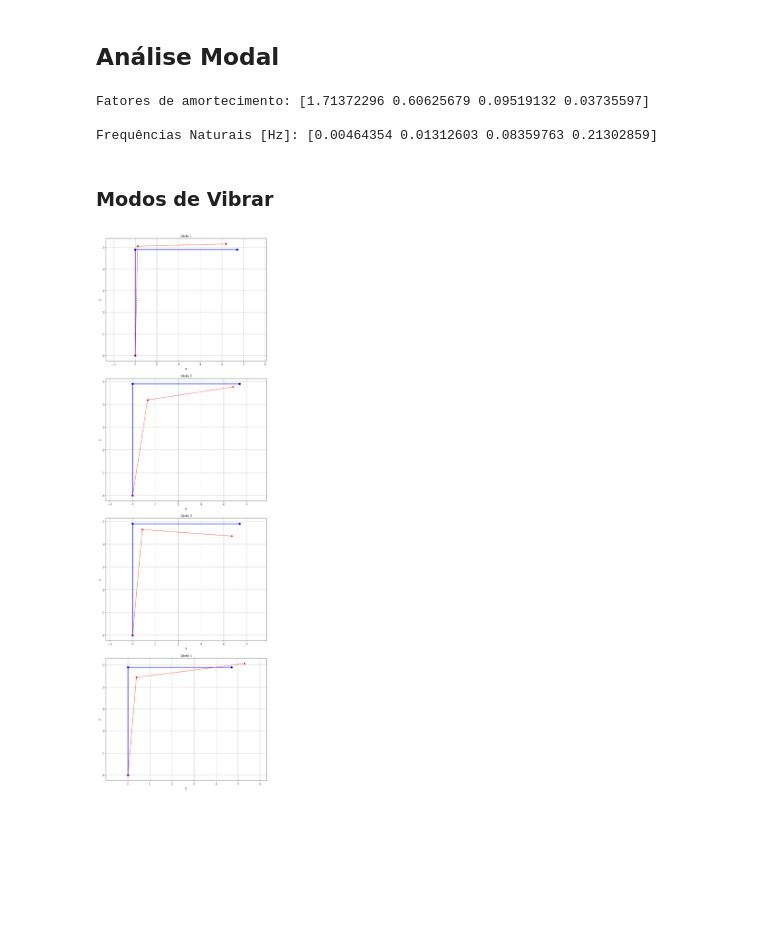
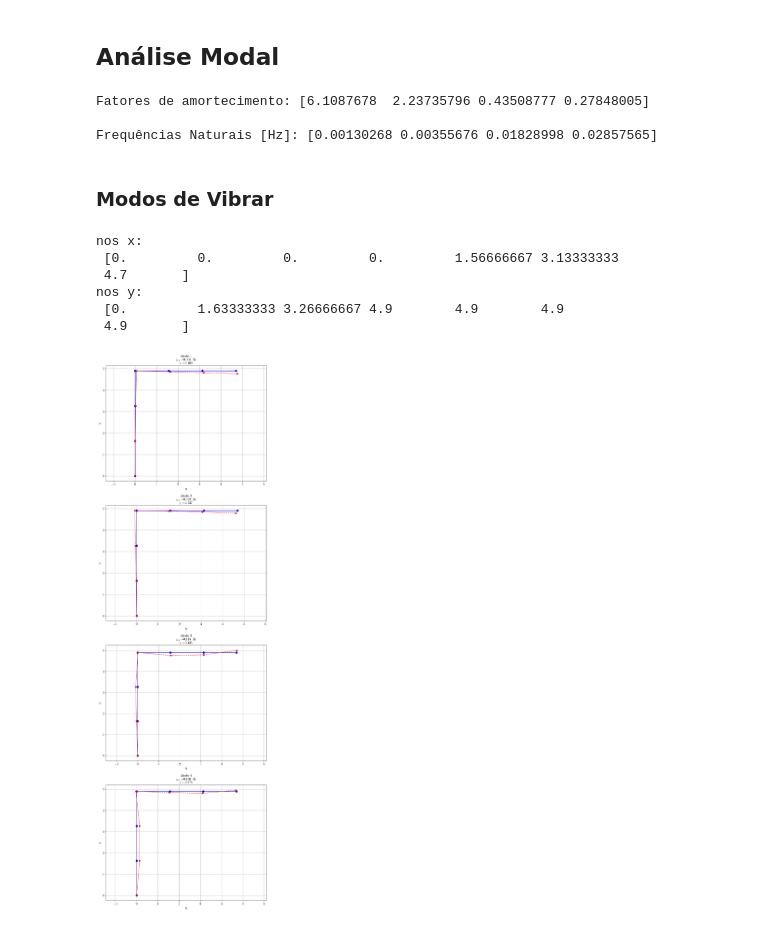
Before and after one commit to TonhoSF1/Vibracoes2, a Jupyter notebook: Trabalho.ipynb, the cells around one changed output. Saved outputs shown, nothing was run; the diff lists cells and outputs as text; code cells hidden in the pictures; blank space fills up the shorter version.

Commit message:
Criação de função para automatização da inicialização de matrizes globais. Adaptação do código de plotagem dos modos de vibrar.

```diff
--- a/Trabalho.ipynb
+++ b/Trabalho.ipynb
@@ -193,9 +266,7 @@ L_chol_inv = np.linalg.inv(L_chol)
 K_tiu = np.dot(L_chol_inv, np.dot(K, L_chol_inv.transpose()))
 
 # 3: problema de autovalor
-a, b = np.linalg.eig(
-    K_tiu
-)  # a são autovalores e b autovetores (cada coluna de b é 1 autovetor)
+a, b = np.linalg.eig(K_tiu)  # a são autovalores e b autovetores (cada coluna de b é 1 autovetor)
 
 wn = np.sqrt(a)  # vetor com as frequências naturais
 v = b
@@ -215,53 +286,70 @@ print("Fatores de amortecimento:", zeta_i[0:4], "\n")
 print("Frequências Naturais [Hz]:", wn[0:4] / 2 / np.pi, "\n")
 # print("Frequências Naturais Analiticamente [Hz]:", w_alalitico / 2 / np.pi, "\n")
 # %% [output]
-Fatores de amortecimento: [1.71372296 0.60625679 0.09519132 0.03735597]
+Fatores de amortecimento: [6.1087678  2.23735796 0.43508777 0.27848005]
 
-Frequências Naturais [Hz]: [0.00464354 0.01312603 0.08359763 0.21302859]
+Frequências Naturais [Hz]: [0.00130268 0.00355676 0.01828998 0.02857565]
 # %% [markdown]
 ### Modos de Vibrar
+# %%
+# # Definição dos nós:
+# Coordenadas dos nós verticais:
+y_vertical = np.linspace(0, H, n_elementos_vertical + 1)  # [0, H/3, 2H/3, H]
+x_vertical = np.zeros_like(y_vertical)  # [0, 0, 0, 0]
+
+# Coordenadas dos nós horizontais:
+x_horizontal = np.linspace(0, L, n_elementos_horizontal + 1)[1:]  # [L/4, L/2, 3L/4]
+y_horizontal = np.full_like(x_horizontal, H)  # [H, H, H]
+
+# Combina as coordenadas
+x_nos = np.concatenate([x_vertical, x_horizontal])  # 7 nós
+y_nos = np.concatenate([y_vertical, y_horizontal])  # 7 nós
+
+print("nos x:\n", x_nos)
+print("nos y:\n", y_nos)
+# %% [output]
+nos x:
+ [0.         0.         0.         0.         1.56666667 3.13333333
+ 4.7       ]
+nos y:
+ [0.         1.63333333 3.26666667 4.9        4.9        4.9
+ 4.9       ]
 # %%
-n_nos = 3
-
-# Coordenadas dos nós (exemplo: L-shaped)
-x_nos = np.array([0, 0, L])
-y_nos = np.array([0, H, H])
-
-# Suponha que S é a matriz de autovetores (3 DOFs por nó)
-# Exemplo: S.shape = (3 * n_nos, n_modos)
+# # Plot dos modos de Vibrar
 n_modos = 4
-S = np.random.randn(3 * n_nos, n_modos)  # Substitua por seus autovetores reais
-
-# Fator de escala para visualização
-scale = 0.5
+scale = 1  # Fator de escala para visualização
 
 # Extrair deslocamentos em x e y
-x_modo = np.zeros((n_nos, n_modos))
-y_modo = np.zeros((n_nos, n_modos))
+x_modo = np.zeros((total_nos - 1, n_modos))
+y_modo = np.zeros((total_nos - 1, n_modos))
 
-for i in range(n_modos):
-    u_x = S[0::3, i]  # DOFs em x (0, 3, 6, ...)
-    u_y = S[1::3, i]  # DOFs em y (1, 4, 7, ...)
+# Extrair deslocamentos (x, y, θ) para todos os modos
+u_x = S[0::3, :n_modos]  # DOFs em x (shape: (total_nos, n_modos))
+u_y = S[1::3, :n_modos]  # DOFs em y (shape: (total_nos, n_modos))
 
-    x_modo[:, i] = x_nos + scale * u_x
-    y_modo[:, i] = y_nos + scale * u_y
+
+# Aplicar escala e ajustar dimensões para broadcasting
+x_modo = x_nos[1:].reshape(-1, 1) + scale * u_x  # shape: (total_nos, n_modos)
+y_modo = y_nos[1:].reshape(-1, 1) + scale * u_y
 
 # Fixar o primeiro nó (suporte)
-x_modo[0, :] = x_nos[0]
-y_modo[0, :] = y_nos[0]
+x_modo = np.insert(x_modo, 0, x_nos[0], axis=0)
+y_modo = np.insert(y_modo, 0, y_nos[0], axis=0)
 
 # Plotar
 fig, axs = plt.subplots(n_modos, 1, figsize=(10, 8 * n_modos))
 for i in range(n_modos):
-    axs[i].plot(x_nos, y_nos, "-ob", linewidth=2, markersize=8)
-    axs[i].plot(x_modo[:, i], y_modo[:, i], "--or", linewidth=1.5, markersize=6)
+    axs[i].plot(x_nos, y_nos, "-ob", linewidth=2, markersize=8, label="Nós")
+    axs[i].plot(x_modo[:, i], y_modo[:, i], "--or", linewidth=1.5, markersize=6, label="Modo")
     axs[i].grid(True)
-    axs[i].set_title(f"Modo {i + 1}", fontsize=14)
+    axs[i].set_title(
+        f"Modo {i + 1} \n" + r"$\omega_n$ =" + f"{wn[i]:.3f} Hz \n" + r"$\zeta$ =" + f"{zeta_i[i]:.3f}", fontsize=14
+    )
     axs[i].set_xlabel("x")
     axs[i].set_ylabel("y")
     axs[i].axis("equal")
 
 plt.tight_layout()
 plt.show()
 # %% [output]
-[figure, old version]
+[figure, new version]
```
Also changed, not shown: parts of 4 cells of this notebook.
